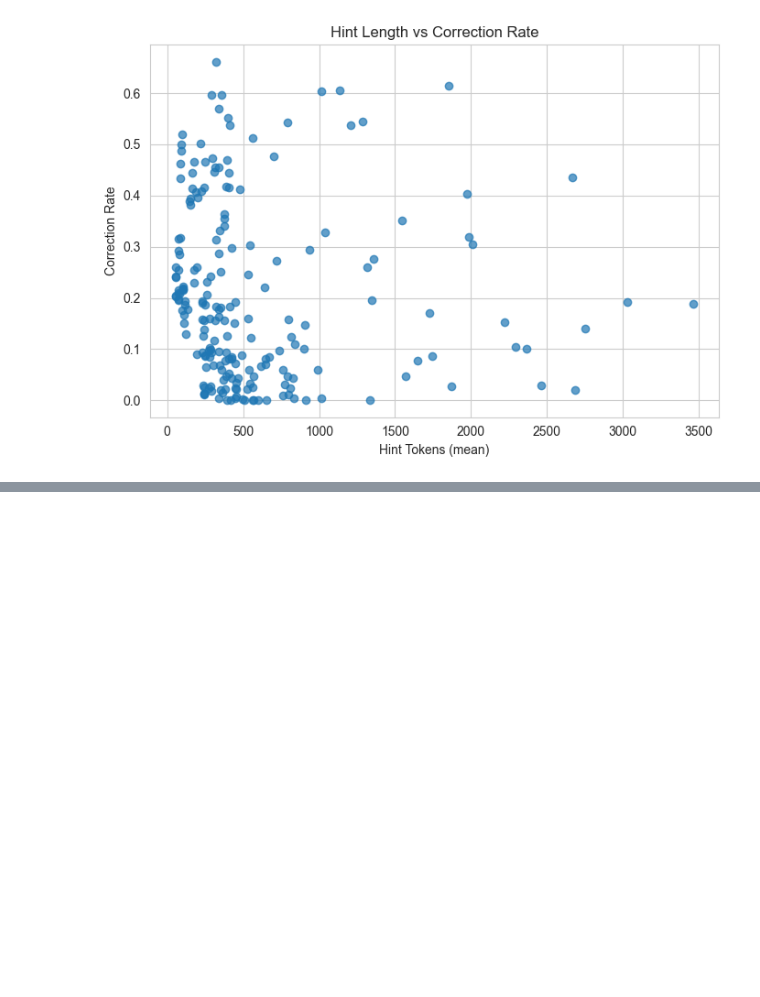
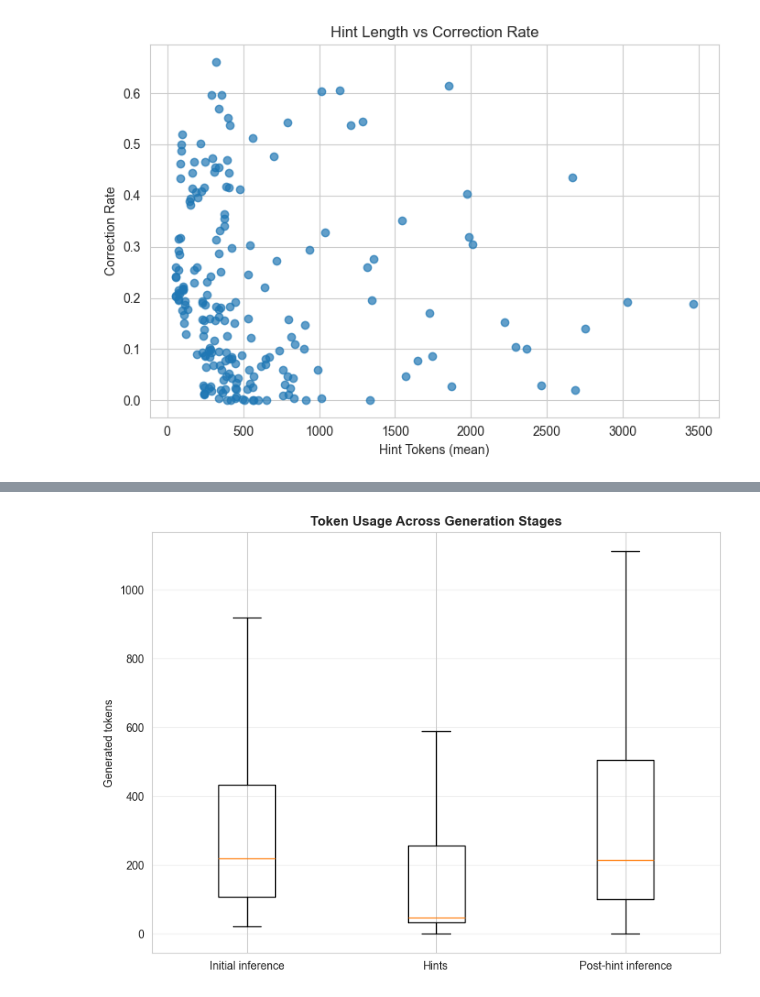
Before and after one commit to anbauoq/llm-self-refinement-eval-2.0, a Jupyter notebook: evaluation/evaluation.ipynb, the cells around one changed output, grey strips where cells are left out. Saved outputs shown, nothing was run; the diff lists cells and outputs as text; code cells hidden in the pictures; blank space fills up the shorter version.

```diff
--- a/evaluation/evaluation.ipynb
+++ b/evaluation/evaluation.ipynb
@@ -387,0 +224,27 @@ plt.show()
+# %%
+def plot_token_stage_boxplot(per_question_tokens, show_fliers=False):
+
+    data = [
+        per_question_tokens["initial_inference_tokens"],
+        per_question_tokens["hint_tokens"],
+        per_question_tokens["post_hint_inference_tokens"]
+    ]
+
+    labels = [
+        "Initial inference",
+        "Hints",
+        "Post-hint inference"
+    ]
+
+    plt.figure(figsize=(8, 6))
+    plt.boxplot(data, labels=labels, showfliers=show_fliers)
+
+    plt.ylabel("Generated tokens")
+    plt.title("Token Usage Across Generation Stages", fontweight="bold")
+    plt.grid(True, alpha=0.3, axis="y")
+    plt.tight_layout()
+    plt.show()
+# %%
+plot_token_stage_boxplot(per_question_tokens)
+# %% [output]
+[figure, added]
```
Also changed, not shown: parts of 26 cells of this notebook, 6 other files.
